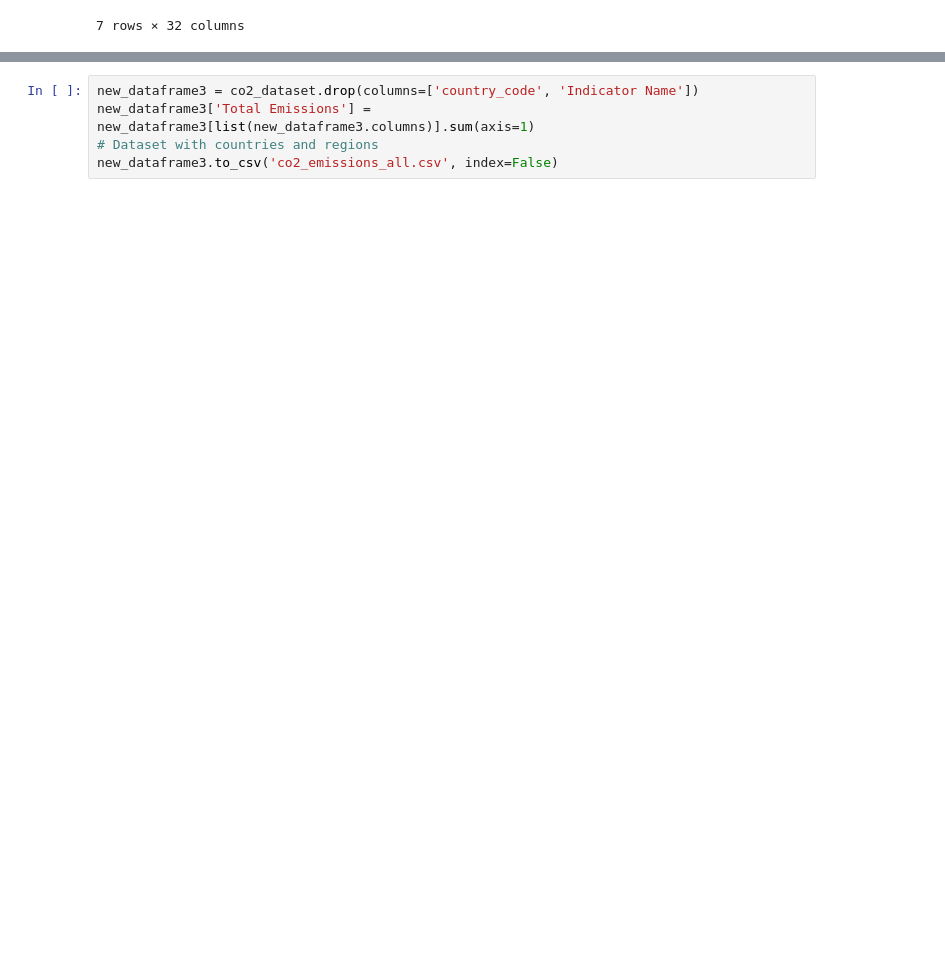
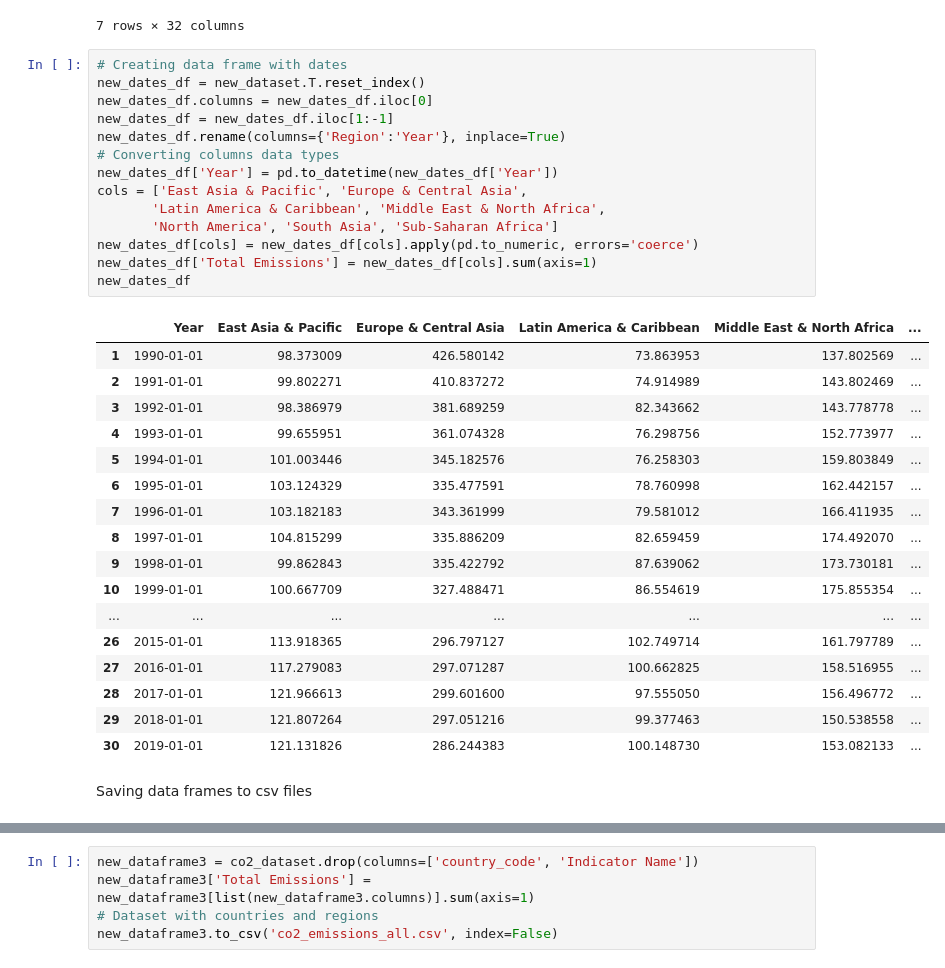
Before and after one commit to pablo-git8/Springboard-DS-Career-Track, a Jupyter notebook: Unit20-3_Craft_Story/Dataset_Storytelling.ipynb, the cells around one changed output, grey strips where cells are left out. Drawn from its saved outputs; the diff is of its cells as text; blank space fills up the shorter version.

```diff
--- a/Unit20-3_Craft_Story/Dataset_Storytelling.ipynb
+++ b/Unit20-3_Craft_Story/Dataset_Storytelling.ipynb
@@ -92,4 +105,38 @@ new_dataset
 | 5 | South Asia | 2.636176 | 2.723893 | 3.037818 | 2.952127 | 3.023854 | 3.375510 | 3.661086 | 3.896621 | 3.772312 | ... | ... |
 | 6 | Sub-Saharan Africa | 27.117814 | 27.625659 | 29.435103 | 29.132057 | 28.787870 | 29.691015 | 31.046645 | 32.271409 | 34.178591 | ... | ... |
 7 rows × 32 columns
+# %%
+# Creating data frame with dates
+new_dates_df = new_dataset.T.reset_index()
+new_dates_df.columns = new_dates_df.iloc[0]
+new_dates_df = new_dates_df.iloc[1:-1]
+new_dates_df.rename(columns={'Region':'Year'}, inplace=True)
+# Converting columns data types
+new_dates_df['Year'] = pd.to_datetime(new_dates_df['Year'])
+cols = ['East Asia & Pacific', 'Europe & Central Asia',
+       'Latin America & Caribbean', 'Middle East & North Africa',
+       'North America', 'South Asia', 'Sub-Saharan Africa']
+new_dates_df[cols] = new_dates_df[cols].apply(pd.to_numeric, errors='coerce')
+new_dates_df['Total Emissions'] = new_dates_df[cols].sum(axis=1)
+new_dates_df
+# %% [output]
+|  | Year | East Asia & Pacific | Europe & Central Asia | Latin America & Caribbean | Middle East & North Africa | ... |
+| 1 | 1990-01-01 | 98.373009 | 426.580142 | 73.863953 | 137.802569 | ... |
+| 2 | 1991-01-01 | 99.802271 | 410.837272 | 74.914989 | 143.802469 | ... |
+| 3 | 1992-01-01 | 98.386979 | 381.689259 | 82.343662 | 143.778778 | ... |
+| 4 | 1993-01-01 | 99.655951 | 361.074328 | 76.298756 | 152.773977 | ... |
+| 5 | 1994-01-01 | 101.003446 | 345.182576 | 76.258303 | 159.803849 | ... |
+| 6 | 1995-01-01 | 103.124329 | 335.477591 | 78.760998 | 162.442157 | ... |
+| 7 | 1996-01-01 | 103.182183 | 343.361999 | 79.581012 | 166.411935 | ... |
+| 8 | 1997-01-01 | 104.815299 | 335.886209 | 82.659459 | 174.492070 | ... |
+| 9 | 1998-01-01 | 99.862843 | 335.422792 | 87.639062 | 173.730181 | ... |
+| 10 | 1999-01-01 | 100.667709 | 327.488471 | 86.554619 | 175.855354 | ... |
+| ... | ... | ... | ... | ... | ... | ... |
+| 26 | 2015-01-01 | 113.918365 | 296.797127 | 102.749714 | 161.797789 | ... |
+| 27 | 2016-01-01 | 117.279083 | 297.071287 | 100.662825 | 158.516955 | ... |
+| 28 | 2017-01-01 | 121.966613 | 299.601600 | 97.555050 | 156.496772 | ... |
+| 29 | 2018-01-01 | 121.807264 | 297.051216 | 99.377463 | 150.538558 | ... |
+| 30 | 2019-01-01 | 121.131826 | 286.244383 | 100.148730 | 153.082133 | ... |
+# %% [markdown]
+Saving data frames to csv files
 # %%
```
Also changed, not shown: parts of 23 cells of this notebook.
